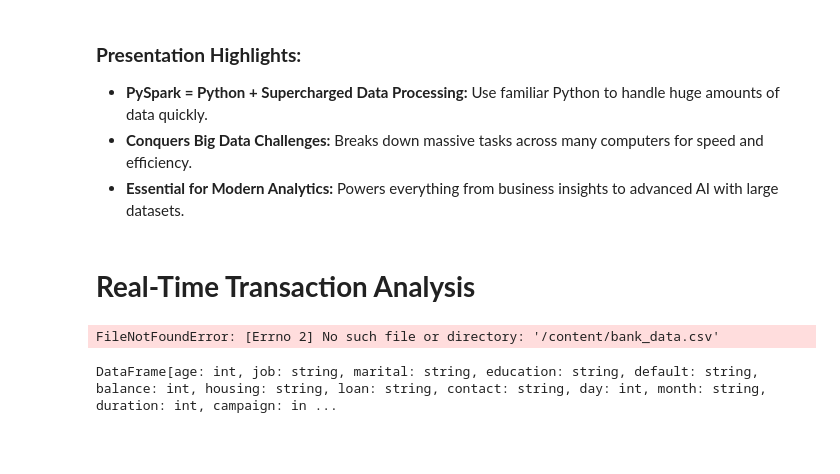
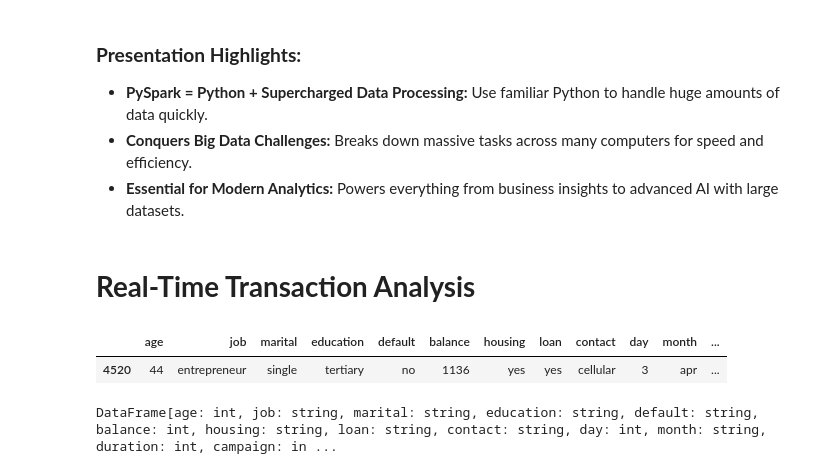
Before and after one commit to amol004/Financial-Forecasting-Frontier-Distributed-ML, a Jupyter notebook: Financial_Forecasting_Frontier_Distributed_ML.ipynb, the cells around one changed output. Saved outputs shown, nothing was run; the diff lists cells and outputs as text; code cells hidden in the pictures; blank space fills up the shorter version.

```diff
--- a/Financial_Forecasting_Frontier_Distributed_ML.ipynb
+++ b/Financial_Forecasting_Frontier_Distributed_ML.ipynb
@@ -1177,25 +1177,3 @@ PySpark is a fantastic tool for anyone who needs to work with very large amounts
 *   **Essential for Modern Analytics:** Powers everything from business insights to advanced AI with large datasets.
 # %% [markdown]
 # **Real-Time Transaction Analysis**
-# %%
-import os
-
-# Load the original CSV
-df = pd.read_csv("/content/bank_data.csv")
-
-# Add synthetic timestamps
-from datetime import datetime, timedelta
-base_time = datetime.now()
-df["event_time"] = [base_time + timedelta(seconds=i) for i in range(len(df))]
-
-# Create input directory for streaming
-stream_dir = "/content/stream_input"
-os.makedirs(stream_dir, exist_ok=True)
-
-# Save each row as a separate CSV file
-for i, row in df.iterrows():
-
-    row_df = pd.DataFrame([row])
-    row_df.to_csv(f"{stream_dir}/txn_{i:05d}.csv", index=False)
-# %% [output]
-FileNotFoundError: [Errno 2] No such file or directory: '/content/bank_data.csv'
@@ -1202,3 +1213,8 @@ FileNotFoundError: [Errno 2] No such file or directory: '/content/bank_data.csv'
+# %%
+row_df
+# %% [output]
+|  | age | job | marital | education | default | balance | housing | loan | contact | day | month | ... |
+| 4520 | 44 | entrepreneur | single | tertiary | no | 1136 | yes | yes | cellular | 3 | apr | ... |
 # %%
 df
 # %% [output]
```
Also changed, not shown: parts of 1 cell of this notebook.
